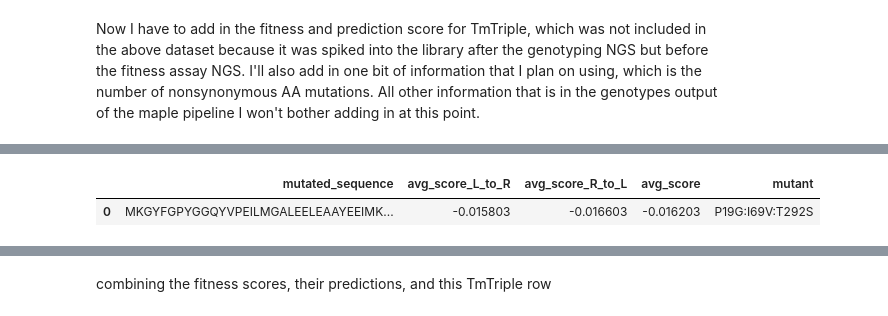
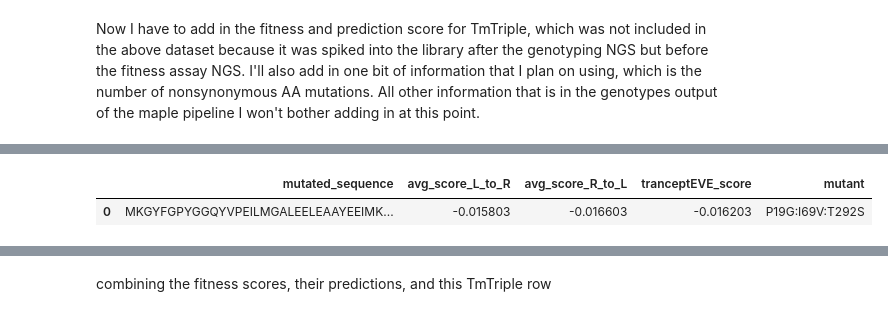
Before and after one commit to liusynevolab/OrthoRep_Rix_2024, a Jupyter notebook: maple_runs/2023-04-30_HTS8_TrpB-IE5-RPL18B-lib-fitness-assay-genotyping/for_figures/plot_predicted_scores.ipynb, the cells around one changed output, grey strips where cells are left out. Saved outputs shown, nothing was run; the diff lists cells and outputs as text; code cells hidden in the pictures.

```diff
--- a/maple_runs/2023-04-30_HTS8_TrpB-IE5-RPL18B-lib-fitness-assay-genotyping/for_figures/plot_predicted_scores.ipynb
+++ b/maple_runs/2023-04-30_HTS8_TrpB-IE5-RPL18B-lib-fitness-assay-genotyping/for_figures/plot_predicted_scores.ipynb
@@ -72,10 +113,10 @@ tmtriple_scores
 | sample | mean_enrichment_score_TrpB-enrich... | mean_enrichment_score_TrpB-enrich... | mean_enrichment_score_TrpB-enrich... | AA_substitutions_nonsynonymous_count |
 | 0 | -0.040913 | -17.645965 | -16.245238 | 3 |
 # %%
-tmtriple_prediction = pd.read_csv('TmTriple.csv')
+tmtriple_prediction = pd.read_csv('TmTriple.csv').rename(columns={'avg_score':'tranceptEVE_score'})
 tmtriple_prediction
 # %% [output]
-|  | mutated_sequence | avg_score_L_to_R | avg_score_R_to_L | avg_score | mutant |
+|  | mutated_sequence | avg_score_L_to_R | avg_score_R_to_L | tranceptEVE_score | mutant |
 | 0 | MKGYFGPYGGQYVPEILMGALEELEAAYEEIMK... | -0.015803 | -0.016603 | -0.016203 | P19G:I69V:T292S |
 # %%
 tmtriple_combined = pd.concat([tmtriple_scores, tmtriple_prediction], axis=1, sort=False)
```
Also changed, not shown: parts of 30 cells of this notebook, 12 other files.
